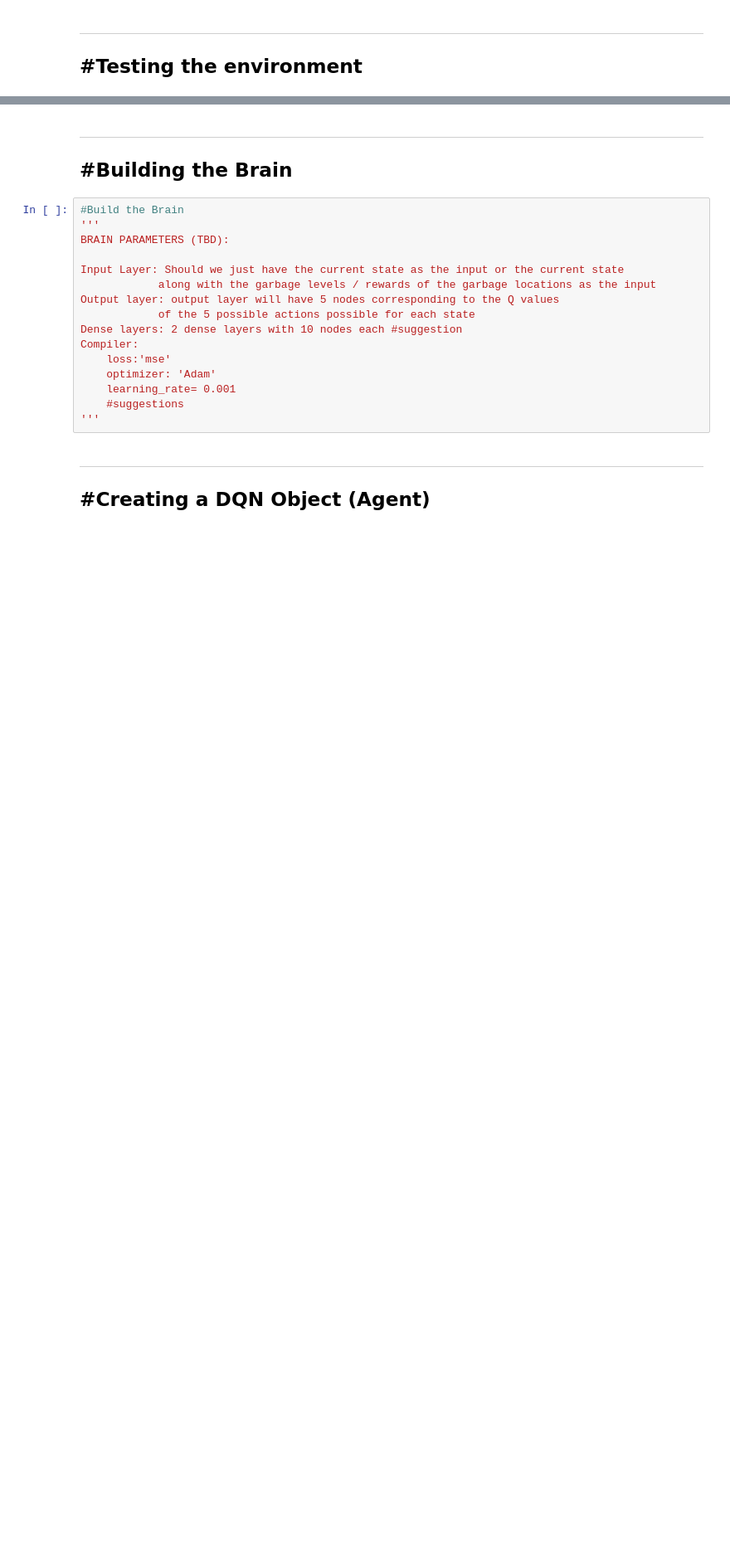
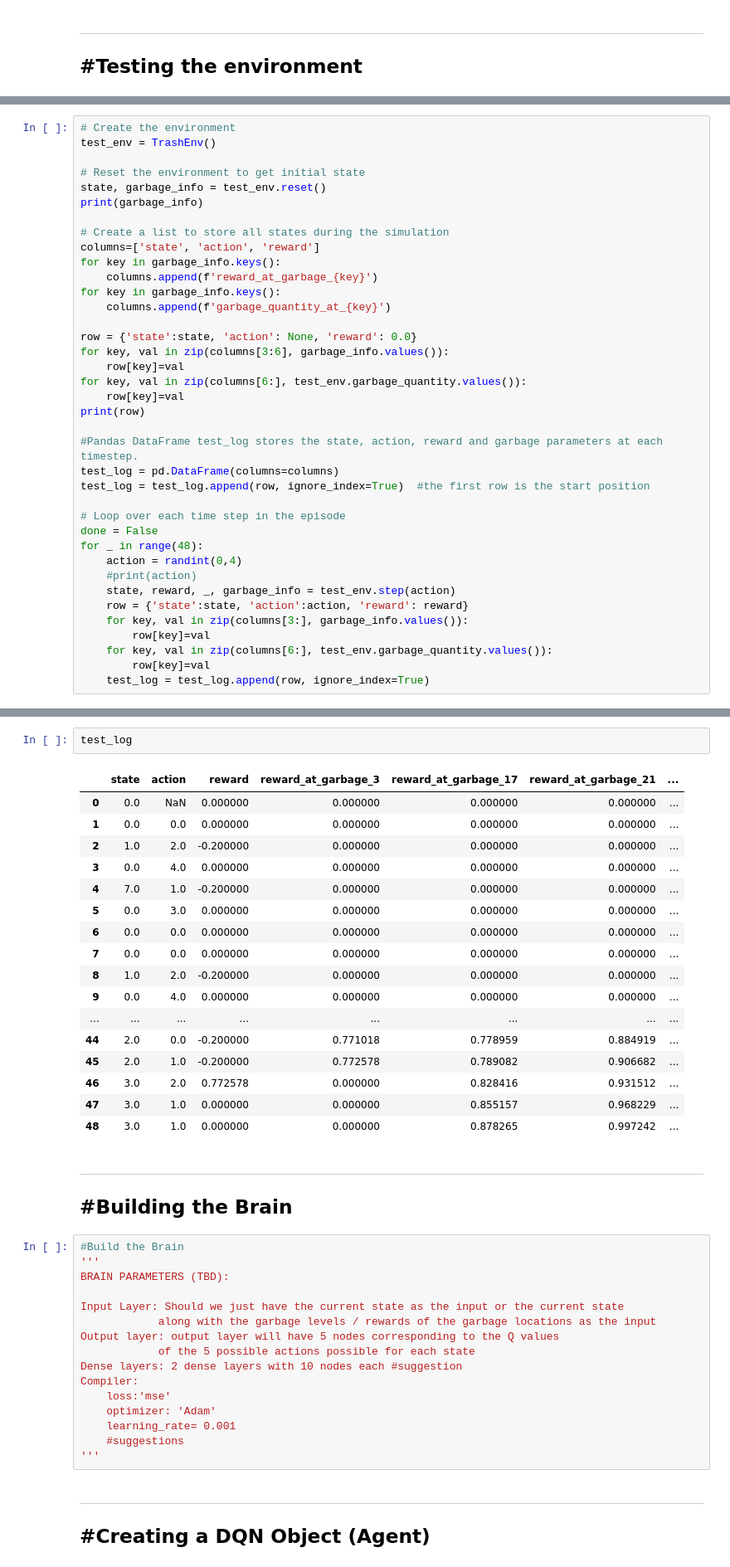
Before and after one commit to sattwiksuman/AI_for_Trash_Collection, a Jupyter notebook: Trash_Collection_RL_Project.ipynb, the cells around one changed output, grey strips where cells are left out. Shown at 83% size. Saved outputs shown, nothing was run; the diff lists cells and outputs as text; blank space fills up the shorter version.

```diff
--- a/Trash_Collection_RL_Project.ipynb
+++ b/Trash_Collection_RL_Project.ipynb
@@ -269,0 +255,38 @@ for _ in range(500):
+# %%
+# Create the environment
+test_env = TrashEnv()
+
+# Reset the environment to get initial state
+state, garbage_info = test_env.reset()
+print(garbage_info)
+
+# Create a list to store all states during the simulation
+columns=['state', 'action', 'reward']
+for key in garbage_info.keys():
+    columns.append(f'reward_at_garbage_{key}')
+for key in garbage_info.keys():
+    columns.append(f'garbage_quantity_at_{key}')
+
+row = {'state':state, 'action': None, 'reward': 0.0}
+for key, val in zip(columns[3:6], garbage_info.values()):
+    row[key]=val
+for key, val in zip(columns[6:], test_env.garbage_quantity.values()):
+    row[key]=val
+print(row)
+
+#Pandas DataFrame test_log stores the state, action, reward and garbage parameters at each timestep.
+test_log = pd.DataFrame(columns=columns)
+test_log = test_log.append(row, ignore_index=True)  #the first row is the start position
+
+# Loop over each time step in the episode
+done = False
+for _ in range(48):
+    action = randint(0,4)
+    #print(action)
+    state, reward, _, garbage_info = test_env.step(action)
+    row = {'state':state, 'action':action, 'reward': reward}
+    for key, val in zip(columns[3:], garbage_info.values()):
+        row[key]=val
+    for key, val in zip(columns[6:], test_env.garbage_quantity.values()):
+        row[key]=val
+    test_log = test_log.append(row, ignore_index=True)
@@ -270,3 +296,23 @@ for _ in range(500):
+# %%
+test_log
+# %% [output]
+|  | state | action | reward | reward_at_garbage_3 | reward_at_garbage_17 | reward_at_garbage_21 | ... |
+| 0 | 0.0 | NaN | 0.000000 | 0.000000 | 0.000000 | 0.000000 | ... |
+| 1 | 0.0 | 0.0 | 0.000000 | 0.000000 | 0.000000 | 0.000000 | ... |
+| 2 | 1.0 | 2.0 | -0.200000 | 0.000000 | 0.000000 | 0.000000 | ... |
+| 3 | 0.0 | 4.0 | 0.000000 | 0.000000 | 0.000000 | 0.000000 | ... |
+| 4 | 7.0 | 1.0 | -0.200000 | 0.000000 | 0.000000 | 0.000000 | ... |
+| 5 | 0.0 | 3.0 | 0.000000 | 0.000000 | 0.000000 | 0.000000 | ... |
+| 6 | 0.0 | 0.0 | 0.000000 | 0.000000 | 0.000000 | 0.000000 | ... |
+| 7 | 0.0 | 0.0 | 0.000000 | 0.000000 | 0.000000 | 0.000000 | ... |
+| 8 | 1.0 | 2.0 | -0.200000 | 0.000000 | 0.000000 | 0.000000 | ... |
+| 9 | 0.0 | 4.0 | 0.000000 | 0.000000 | 0.000000 | 0.000000 | ... |
+| ... | ... | ... | ... | ... | ... | ... | ... |
+| 44 | 2.0 | 0.0 | -0.200000 | 0.771018 | 0.778959 | 0.884919 | ... |
+| 45 | 2.0 | 1.0 | -0.200000 | 0.772578 | 0.789082 | 0.906682 | ... |
+| 46 | 3.0 | 2.0 | 0.772578 | 0.000000 | 0.828416 | 0.931512 | ... |
+| 47 | 3.0 | 1.0 | 0.000000 | 0.000000 | 0.855157 | 0.968229 | ... |
+| 48 | 3.0 | 1.0 | 0.000000 | 0.000000 | 0.878265 | 0.997242 | ... |
 # %% [markdown]
 ---
 #Building the Brain
```
Also changed, not shown: parts of 4 cells of this notebook.
